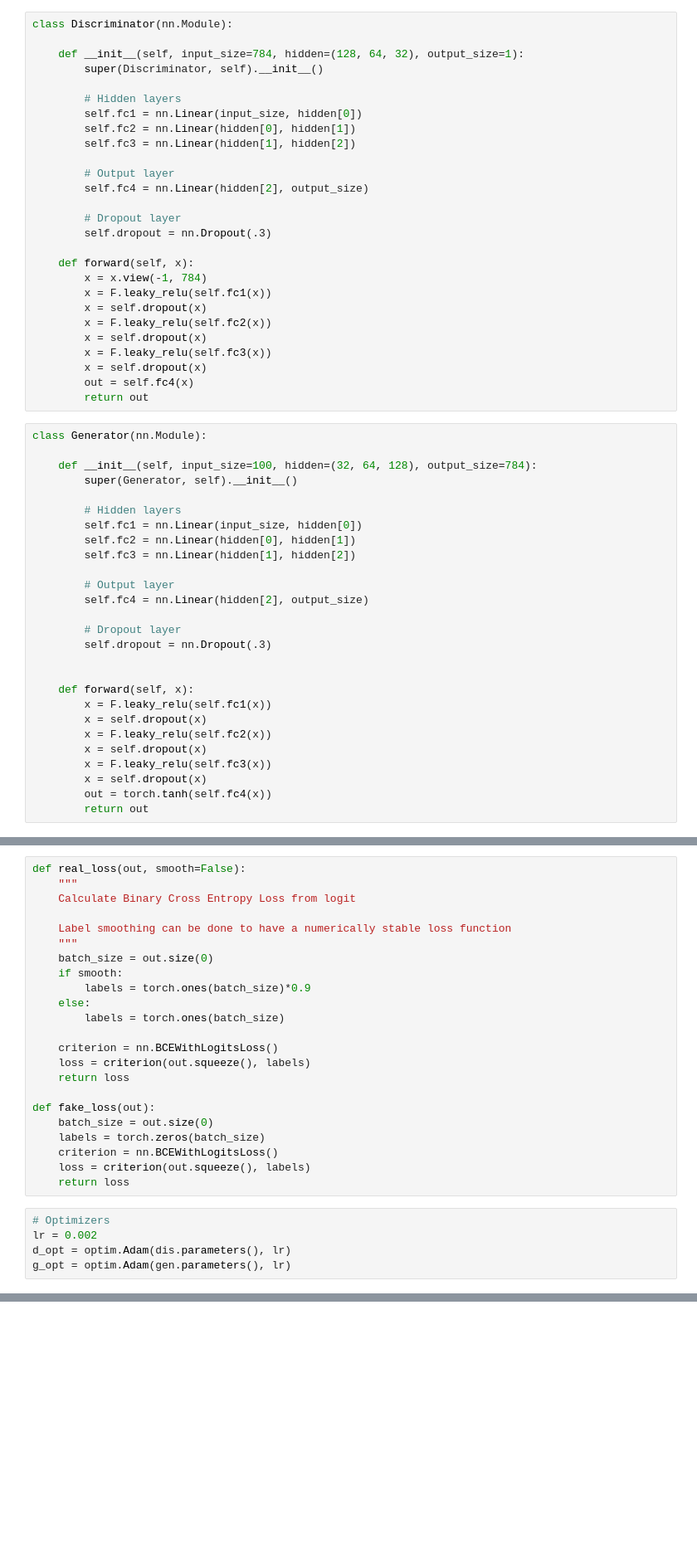
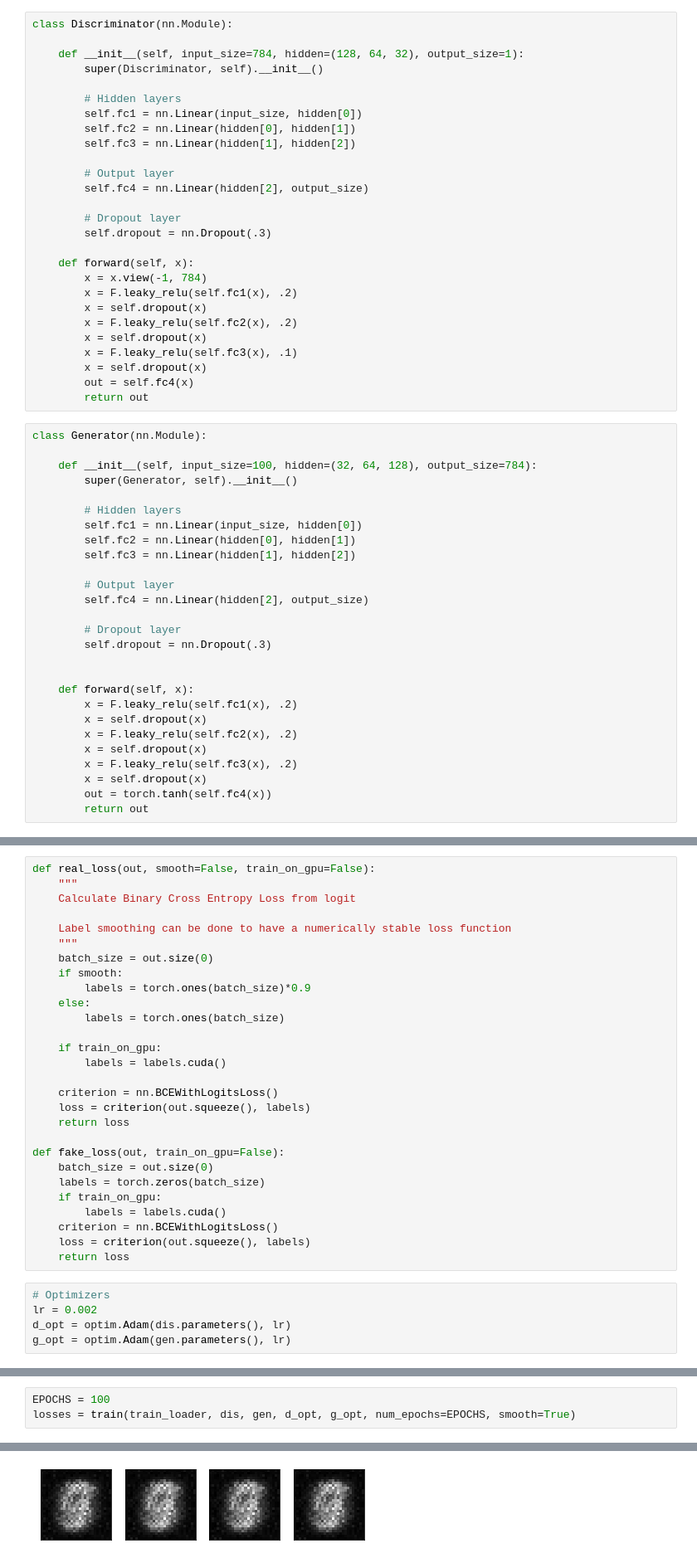
Before and after one commit to krejiba/gan-mnist-pytorch, a Jupyter notebook: gan-train.ipynb, the cells around one changed output, grey strips where cells are left out. Shown at 83% size. Saved outputs shown, nothing was run; the diff lists cells and outputs as text; blank space fills up the shorter version.

Commit message:
Update gan-train.ipynb
Added DCGAN example
Organized code into functions

```diff
--- a/gan-train.ipynb
+++ b/gan-train.ipynb
@@ -58,11 +60,11 @@ class Discriminator(nn.Module):
 
     def forward(self, x):
         x = x.view(-1, 784)
-        x = F.leaky_relu(self.fc1(x))
+        x = F.leaky_relu(self.fc1(x), .2)
         x = self.dropout(x)
-        x = F.leaky_relu(self.fc2(x))
+        x = F.leaky_relu(self.fc2(x), .2)
         x = self.dropout(x)
-        x = F.leaky_relu(self.fc3(x))
+        x = F.leaky_relu(self.fc3(x), .1)
         x = self.dropout(x)
         out = self.fc4(x)
         return out
@@ -85,11 +87,11 @@ class Generator(nn.Module):
 
 
     def forward(self, x):
-        x = F.leaky_relu(self.fc1(x))
+        x = F.leaky_relu(self.fc1(x), .2)
         x = self.dropout(x)
-        x = F.leaky_relu(self.fc2(x))
+        x = F.leaky_relu(self.fc2(x), .2)
         x = self.dropout(x)
-        x = F.leaky_relu(self.fc3(x))
+        x = F.leaky_relu(self.fc3(x), .2)
         x = self.dropout(x)
         out = torch.tanh(self.fc4(x))
         return out
@@ -97,7 +99,7 @@ class Generator(nn.Module):
 dis = Discriminator(784, (128, 64, 32),  1)
 gen = Generator(100, (32, 64, 128), 784)
 # %%
-def real_loss(out, smooth=False):
+def real_loss(out, smooth=False, train_on_gpu=False):
     """
     Calculate Binary Cross Entropy Loss from logit
 
@@ -109,13 +111,18 @@ def real_loss(out, smooth=False):
     else:
         labels = torch.ones(batch_size)
 
+    if train_on_gpu:
+        labels = labels.cuda()
+
     criterion = nn.BCEWithLogitsLoss()
     loss = criterion(out.squeeze(), labels)
     return loss
 
-def fake_loss(out):
+def fake_loss(out, train_on_gpu=False):
     batch_size = out.size(0)
     labels = torch.zeros(batch_size)
+    if train_on_gpu:
+        labels = labels.cuda()
     criterion = nn.BCEWithLogitsLoss()
     loss = criterion(out.squeeze(), labels)
     return loss
@@ -205,0 +216,4 @@ Epoch [  101/  200] | d_loss: 0.9238 | g_loss: 1.2087
+# %%
+EPOCHS = 100
+losses = train(train_loader, dis, gen, d_opt, g_opt, num_epochs=EPOCHS, smooth=True)
+# %% [output]
@@ -205,0 +222 @@ Epoch [  101/  200] | d_loss: 0.9238 | g_loss: 1.2087
+[figure, added]
```
Also changed, not shown: parts of 15 cells of this notebook.
